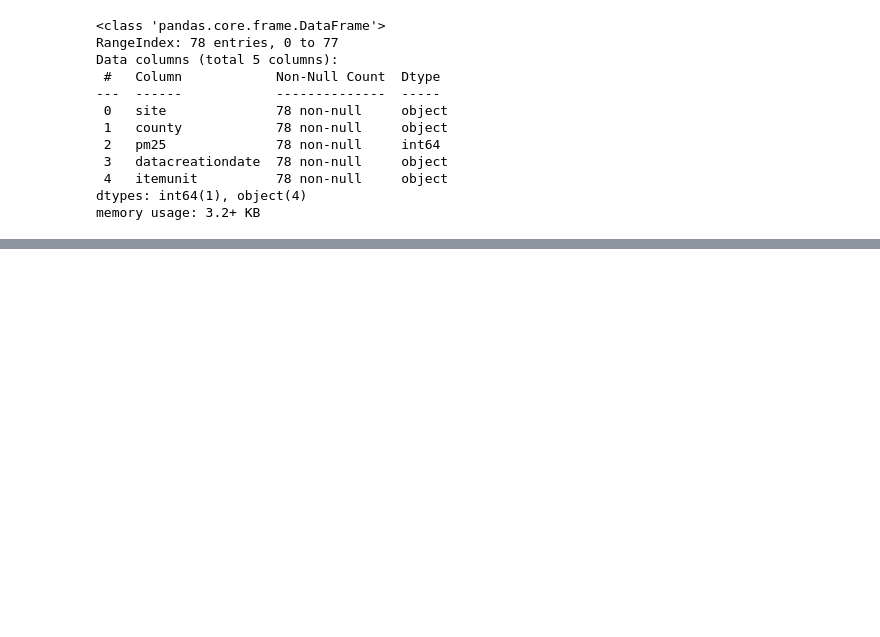
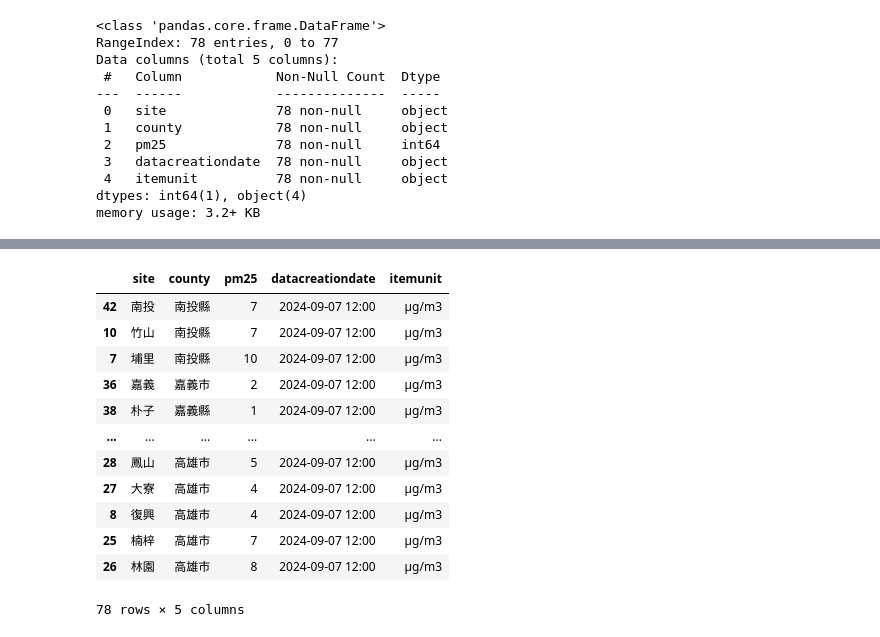
Before and after one commit to futahati/flaskdemo, a Jupyter notebook: test.ipynb, the cells around one changed output, grey strips where cells are left out. Cells and saved outputs as stored; diff of their text form; code cells hidden in the pictures; blank space fills up the shorter version.

```diff
--- a/test.ipynb
+++ b/test.ipynb
@@ -184,0 +201,16 @@ df.sort_values("pm25", ascending=False)
+# %%
+df.sort_values("county", ascending=True)
+# %% [output]
+|  | site | county | pm25 | datacreationdate | itemunit |
+| 42 | 南投 | 南投縣 | 7 | 2024-09-07 12:00 | μg/m3 |
+| 10 | 竹山 | 南投縣 | 7 | 2024-09-07 12:00 | μg/m3 |
+| 7 | 埔里 | 南投縣 | 10 | 2024-09-07 12:00 | μg/m3 |
+| 36 | 嘉義 | 嘉義市 | 2 | 2024-09-07 12:00 | μg/m3 |
+| 38 | 朴子 | 嘉義縣 | 1 | 2024-09-07 12:00 | μg/m3 |
+| ... | ... | ... | ... | ... | ... |
+| 28 | 鳳山 | 高雄市 | 5 | 2024-09-07 12:00 | μg/m3 |
+| 27 | 大寮 | 高雄市 | 4 | 2024-09-07 12:00 | μg/m3 |
+| 8 | 復興 | 高雄市 | 4 | 2024-09-07 12:00 | μg/m3 |
+| 25 | 楠梓 | 高雄市 | 7 | 2024-09-07 12:00 | μg/m3 |
+| 26 | 林園 | 高雄市 | 8 | 2024-09-07 12:00 | μg/m3 |
+78 rows × 5 columns
```
Also changed, not shown: parts of 5 cells of this notebook, 3 other files.
